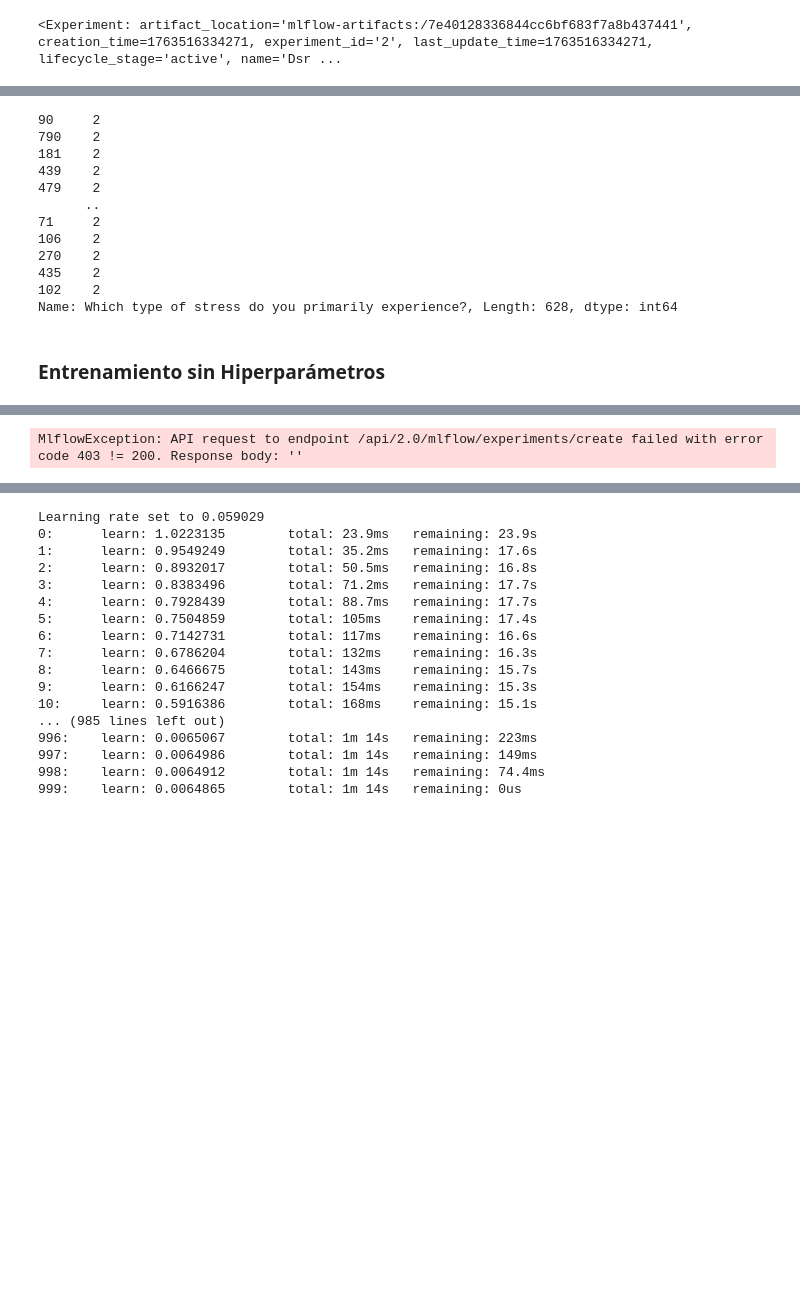
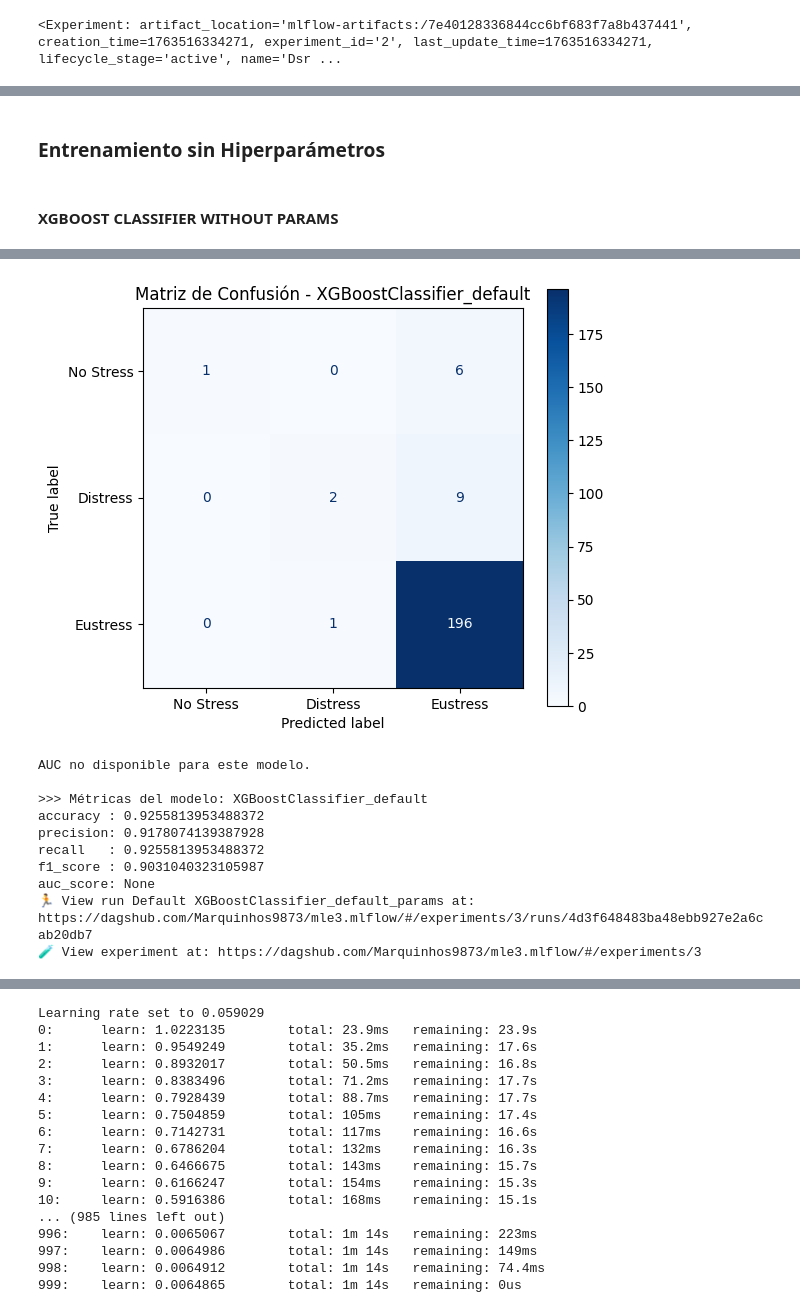
Before and after one commit to Marquinhos9873/mle3, a Jupyter notebook: notebooks/Clasificacion HPM.ipynb, the cells around one changed output, grey strips where cells are left out. Saved outputs shown, nothing was run; the diff lists cells and outputs as text; code cells hidden in the pictures; blank space fills up the shorter version.

```diff
--- a/notebooks/Clasificacion HPM.ipynb
+++ b/notebooks/Clasificacion HPM.ipynb
@@ -355,33 +399,18 @@ def evaluate_classification_model(name_model: str, y_real, predictions, probabil
         "f1_score": f1,
         "auc_score": auc_score
     }
-# %%
-y_train
-# %% [output]
-90     2
-790    2
-181    2
-439    2
-479    2
-      ..
-71     2
-106    2
-270    2
-435    2
-102    2
-Name: Which type of stress do you primarily experience?, Length: 628, dtype: int64
 # %% [markdown]
 ### Entrenamiento sin Hiperparámetros
+# %% [markdown]
+#### XGBOOST CLASSIFIER WITHOUT PARAMS
 # %%
 
 #XGBoostClassifier
 project_root = os.path.abspath(os.path.join(os.getcwd(), ".."))
 save_path = os.path.join(project_root, "data/model_metrics_local")
-mlflow.set_tracking_uri("https://dagshub.com/Marquinhos9873/mle3.mlflow")
-mlflow.set_experiment("Default XGBoostClassifier")
 
 mlflow.autolog()
-with mlflow.start_run(run_name="Default XGBoostClassifier_default_params"):
+with mlflow.start_run(run_name="Default XGBoostClassifier_default_params", nested=True):
     xgb.fit(X_train, y_train)
 
     predictions_xgboost_default = xgb.predict(X_test)
@@ -399 +435,11 @@ with mlflow.start_run(run_name="Default XGBoostClassifier_default_params"):
+[figure, added]
-MlflowException: API request to endpoint /api/2.0/mlflow/experiments/create failed with error code 403 != 200. Response body: ''
+AUC no disponible para este modelo.
+
+>>> Métricas del modelo: XGBoostClassifier_default
+accuracy : 0.9255813953488372
+precision: 0.9178074139387928
+recall   : 0.9255813953488372
+f1_score : 0.9031040323105987
+auc_score: None
+🏃 View run Default XGBoostClassifier_default_params at: https://dagshub.com/Marquinhos9873/mle3.mlflow/#/experiments/3/runs/4d3f648483ba48ebb927e2a6cab20db7
+🧪 View experiment at: https://dagshub.com/Marquinhos9873/mle3.mlflow/#/experiments/3
```
Also changed, not shown: parts of 19 cells of this notebook, 2 other files.
